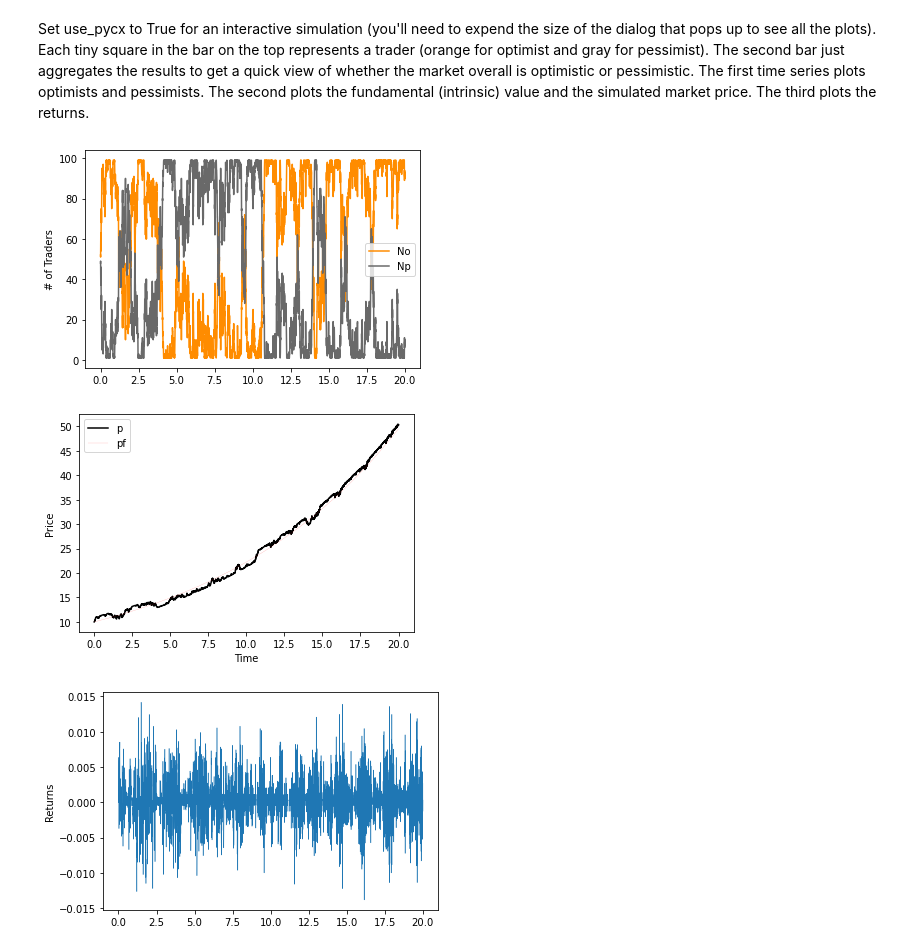
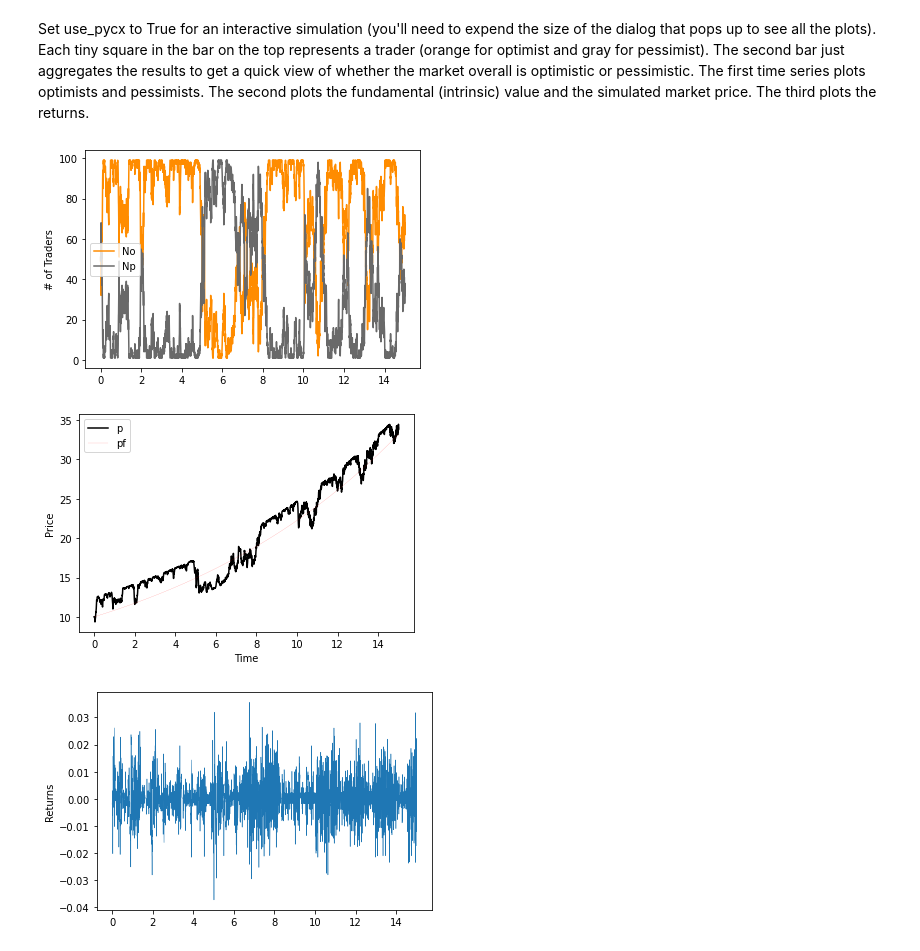
Before and after one commit to ssie-projects/ssie523-abm-markets, a Jupyter notebook: research/LuxABM.ipynb, the cells around one changed output. Saved outputs shown, nothing was run; the diff lists cells and outputs as text; code cells hidden in the pictures.

Commit message:
Fixed typos, added seed, added statistics for returns (4 moments)

```diff
--- a/research/LuxABM.ipynb
+++ b/research/LuxABM.ipynb
@@ -49,20 +50,21 @@ use_pycx = False
 from pylab import *
 from matplotlib import gridspec
 
-T = 20.
+seed(1234)
+
+T = 15.
 Dt = 1./252  # 252 trading days in a year
 
-N = 100
-Nf = N
-Nc = N
+Nf = 100
+Nc = 100
 
 b = 0.1
-Tf = 1
-Tc = 1
+Tf = 1     # size of trades made by fundamentalist traders
+Tc = 2.5   # size of trades made by noise traders
 
-nu = .8/Dt
+nu = 0.9/Dt
 
-mu = 0.08   # mean return
+mu = 0.08   # annual growth of pf
 
 
 def initialize():
@@ -71,14 +73,14 @@ def initialize():
     pf = 10.0
     p = pf
 
-    traders = zeros([1, N])
-    for i in range(N):
+    traders = zeros([1, Nc])
+    for i in range(Nc):
         traders[0, i] = randint(0, 2)
 
     No = len(traders[0, traders[0,:] > 0])   # optimist = 1
     Np = len(traders[0, traders[0,:] == 0])  # pessimist = 0
 
-    x = (No - Np) / N
+    x = (No - Np) / Nc
     t = 0.
 
     pvec = [p]
@@ -104,12 +106,12 @@ def update():
 
     np = p + p * b * (Nf * Tf * (pf - p) + Nc * Tc * x) * Dt
 
-    p_o = nu*Dt*Np/N      # probability that optimist switches to pessimist
-    p_p = nu*Dt*No/N      # probability that pessimist switches to optimist
+    p_o = nu*Dt*Np/Nc      # probability that optimist switches to pessimist
+    p_p = nu*Dt*No/Nc      # probability that pessimist switches to optimist
 
-    optim = binomial(1, 1 - p_o, N)     # 1 - p_o is probability of staying an optimist
-    pessim = binomial(1, p_p, N)        # p_p is probability of switching optimist
-    for i in range(N):
+    optim = binomial(1, 1 - p_o, Nc)     # 1 - p_o is probability of staying an optimist
+    pessim = binomial(1, p_p, Nc)        # p_p is probability of switching optimist
+    for i in range(Nc):
         if traders[0, i] > 0:            # optimist
             traders[0, i] = optim[i]
         else:                            # pessimist
@@ -119,12 +121,12 @@ def update():
     nNp = len(traders[0, traders[0,:] == 0])
     if nNp < 1:      # Np = 0 is an absorbing state, so implement refecting boundary
         nNp = 1
-        nNo = N - 1
+        nNo = Nc - 1
     if nNo < 1:      # No = 0 is an absorbing state, so implement refecting boundary
         nNo = 1
-        nNp = N - 1
+        nNp = Nc - 1
 
-    nx = (No - Np) / N
+    nx = (No - Np) / Nc
 
     npf = pf + mu*pf*Dt
 
@@ -176,33 +178,33 @@ def observe_pycx():
 
 
 if use_pycx:
 
     import pycxsimulator
     pycxsimulator.GUI(stepSize = 10).start(func=[initialize, observe_pycx, update])
 
 else:
 
     initialize()
     while t < T:
         update()
 
     plot(tvec, Novec, 'darkorange', label='No')
     plot(tvec, Npvec, 'dimgray', label='Np')
     ylabel('# of Traders')
     legend()
     show()
 
     plot(tvec, pvec, 'k',label='p')
     plot(tvec, pfvec, 'r', label='pf', linewidth=0.1)
     xlabel('Time')
     ylabel('Price')
     legend()
     show()
 
     plot(tvec[1:], diff(log(pvec)), linewidth=0.5)
     ylabel('Returns')
     show()
 # %% [output]
-[figure, old version]
+[figure, new version]
-[figure, old version]
+[figure, new version]
-[figure, old version]
+[figure, new version]
```
Also changed, not shown: parts of 2 cells of this notebook.
